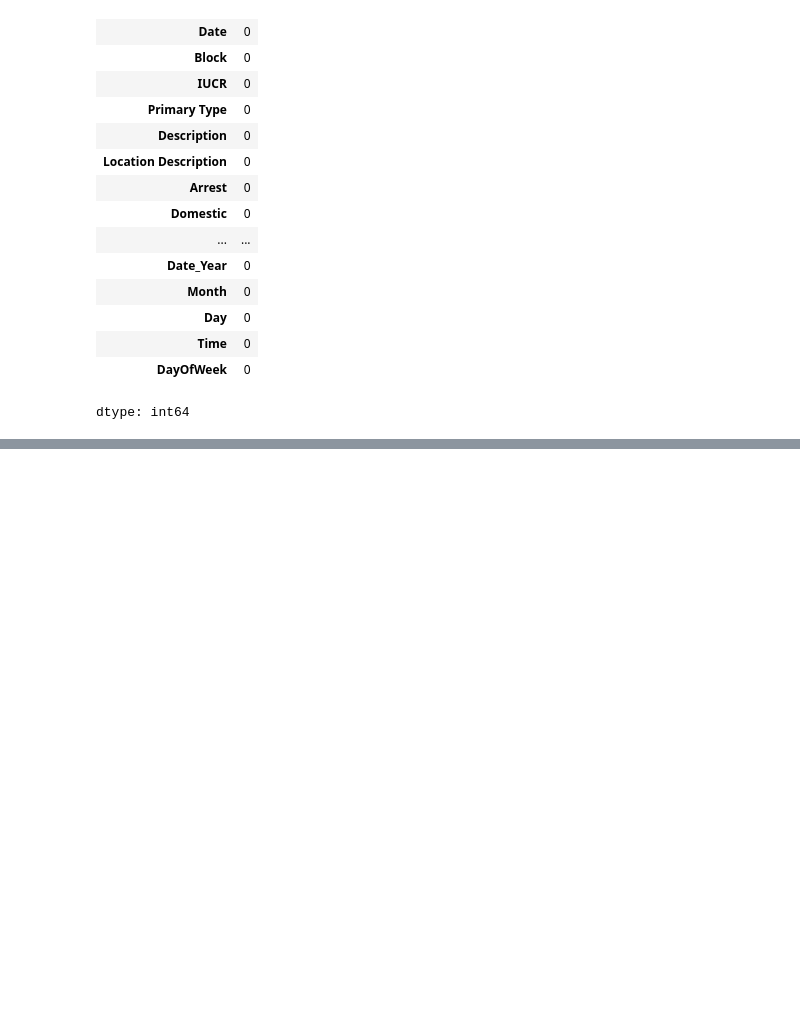
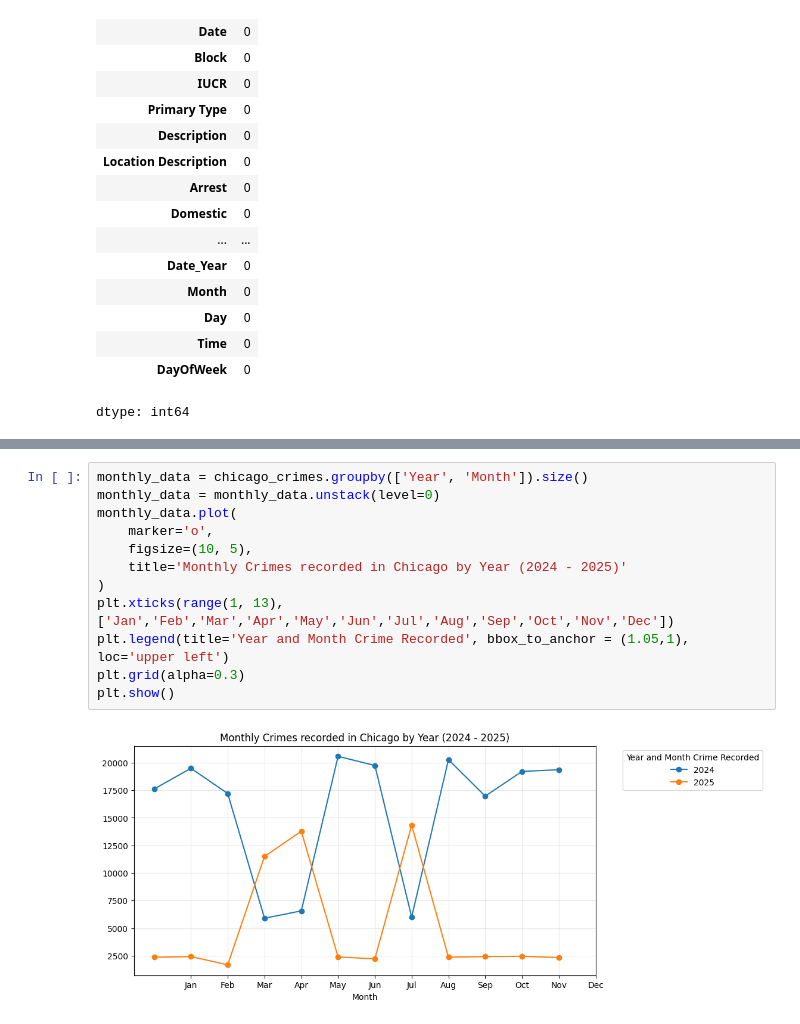
Before and after one commit to Jon-markus/ELEC03_DeVilla_HANDS_ON_MIDTERM, a Jupyter notebook: MidTerm Hands_On_De Villa.ipynb, the cells around one changed output, grey strips where cells are left out. Drawn from its saved outputs; the diff is of its cells as text; blank space fills up the shorter version.

```diff
--- a/MidTerm Hands_On_De Villa.ipynb
+++ b/MidTerm Hands_On_De Villa.ipynb
@@ -106,0 +145,14 @@ dtype: int64
+# %%
+monthly_data = chicago_crimes.groupby(['Year', 'Month']).size()
+monthly_data = monthly_data.unstack(level=0)
+monthly_data.plot(
+    marker='o',
+    figsize=(10, 5),
+    title='Monthly Crimes recorded in Chicago by Year (2024 - 2025)'
+)
+plt.xticks(range(1, 13), ['Jan','Feb','Mar','Apr','May','Jun','Jul','Aug','Sep','Oct','Nov','Dec'])
+plt.legend(title='Year and Month Crime Recorded', bbox_to_anchor = (1.05,1), loc='upper left')
+plt.grid(alpha=0.3)
+plt.show()
+# %% [output]
+[figure, added]
```
Also changed, not shown: parts of 25 cells of this notebook.
